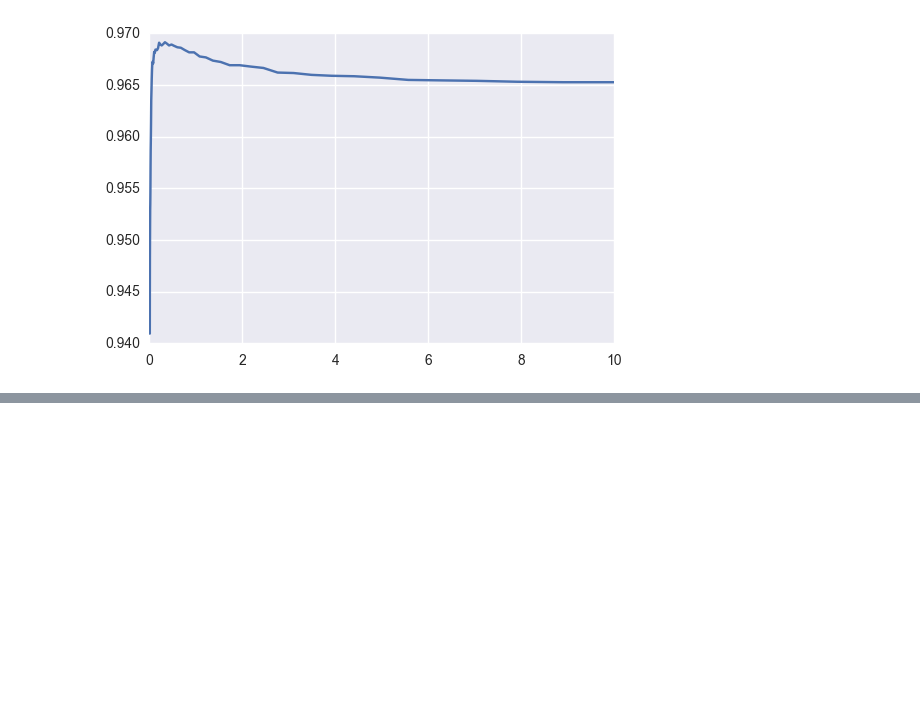
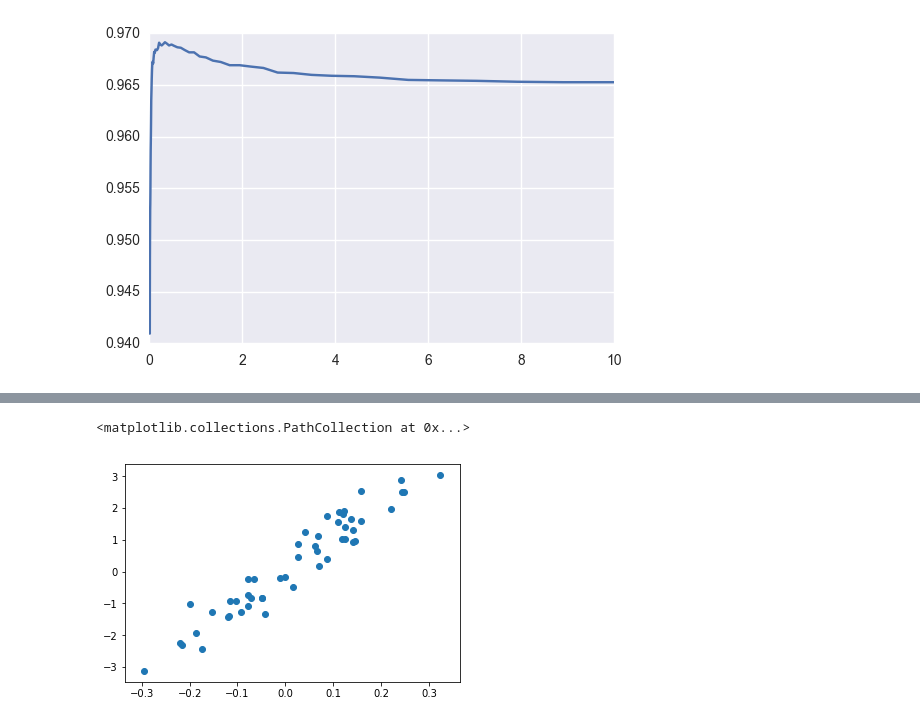
Before and after one commit to Columbia-Intro-Data-Science/APMAE4990-, a Jupyter notebook: notebooks/Lecture 3 - Model Complexity and Regularization.ipynb, the cells around one changed output, grey strips where cells are left out. Saved outputs shown, nothing was run; the diff lists cells and outputs as text; code cells hidden in the pictures; blank space fills up the shorter version.

```diff
--- a/notebooks/Lecture 3 - Model Complexity and Regularization.ipynb
+++ b/notebooks/Lecture 3 - Model Complexity and Regularization.ipynb
@@ -753,0 +764,18 @@ plt.plot(alphas,scores)
+# %%
+import pandas as pd
+from scipy.stats import ortho_group
+import numpy as np
+import pylab as plt
+from sklearn import datasets, linear_model
+%matplotlib inline
+
+m = ortho_group.rvs(dim=50)
+df_orth = pd.DataFrame(m).T
+
+x0 = df_orth[0]
+y = 10*x0 + np.random.normal(0, 0.5, 50)
+
+plt.scatter(x0,y)
+# %% [output]
+<matplotlib.collections.PathCollection at 0x...>
+[figure, added]
```
Also changed, not shown: parts of 14 cells of this notebook, 3 other files.
